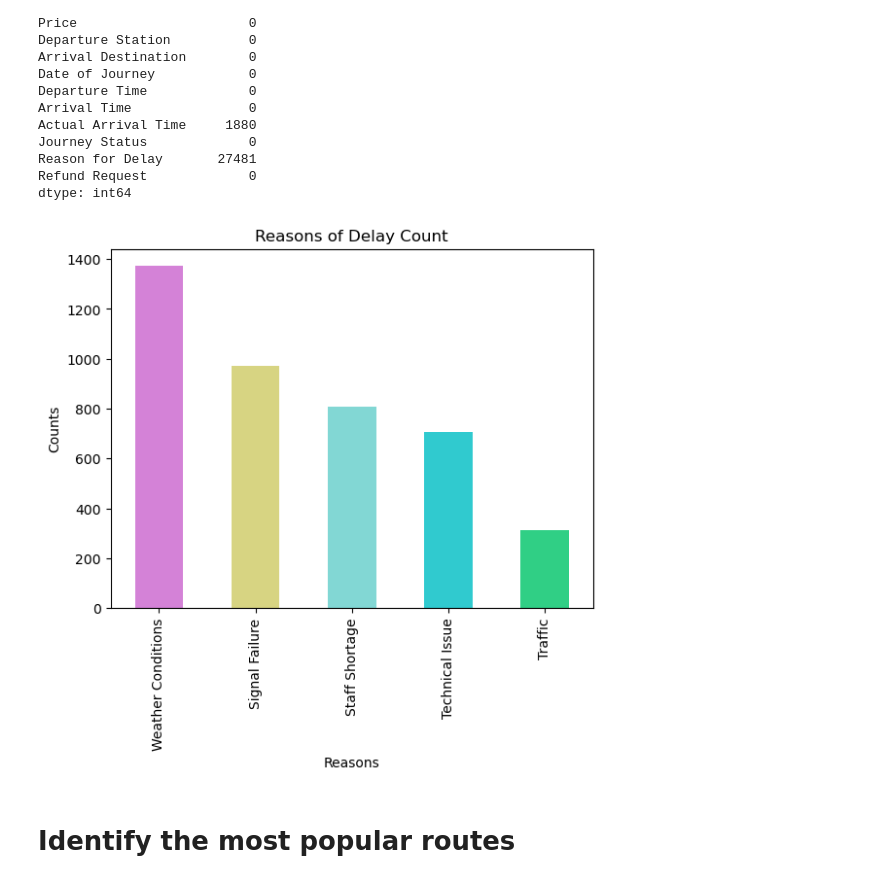
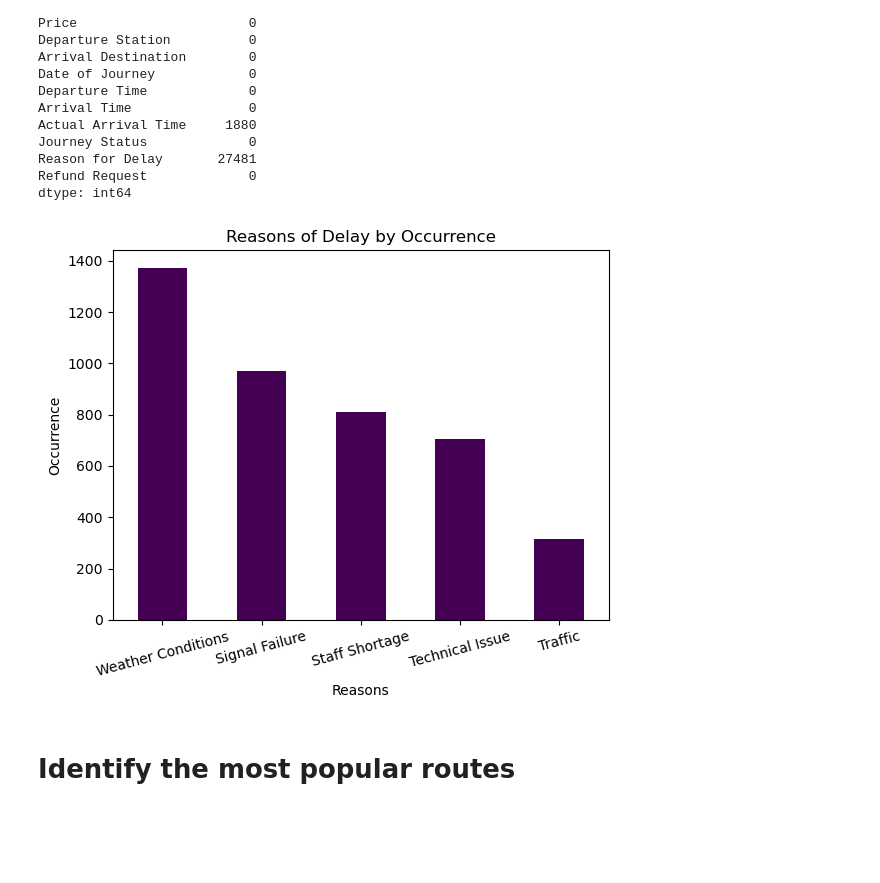
Before and after one commit to samamaryna/Projects, a Jupyter notebook: Railway_analysis.ipynb, the cells around one changed output. Cells and saved outputs as stored; diff of their text form; code cells hidden in the pictures; blank space fills up the shorter version.

```diff
--- a/Railway_analysis.ipynb
+++ b/Railway_analysis.ipynb
@@ -62,22 +62,22 @@ dtype: int64
 # %%
 #To replace duplicated values in dataframe. Created a copy of an original dataframe and replaced values with the .replace method.
 df['Reason for Delay'].value_counts()
 df1 = df.copy()
 df1['Reason for Delay'].replace('Signal failure', 'Signal Failure', inplace = True)
 df1['Reason for Delay'].replace('Weather', 'Weather Conditions', inplace = True)
 df1['Reason for Delay'].replace('Staffing', 'Staff Shortage', inplace = True)
 
 
 #To visualise the results in a bar chart:
 reasons = df1['Reason for Delay'].value_counts()
-colors = ['#D482D7','#D7D482','#82D7D4','#30CACF','#30CF85']
-reasons.plot(kind='bar', color = colors)
-plt.title('Reasons of Delay Count')
+reasons.plot(kind='bar', colormap='viridis')
+plt.title('Reasons of Delay by Occurrence')
 plt.xlabel('Reasons')
-plt.ylabel('Counts')
+plt.ylabel('Occurrence')
+plt.xticks(rotation=15)
 plt.show()
 # %% [output]
-[figure, old version]
+[figure, new version]
 # %% [markdown]
 # Identify the most popular routes
 # %%
```
Also changed, not shown: parts of 4 cells of this notebook.
